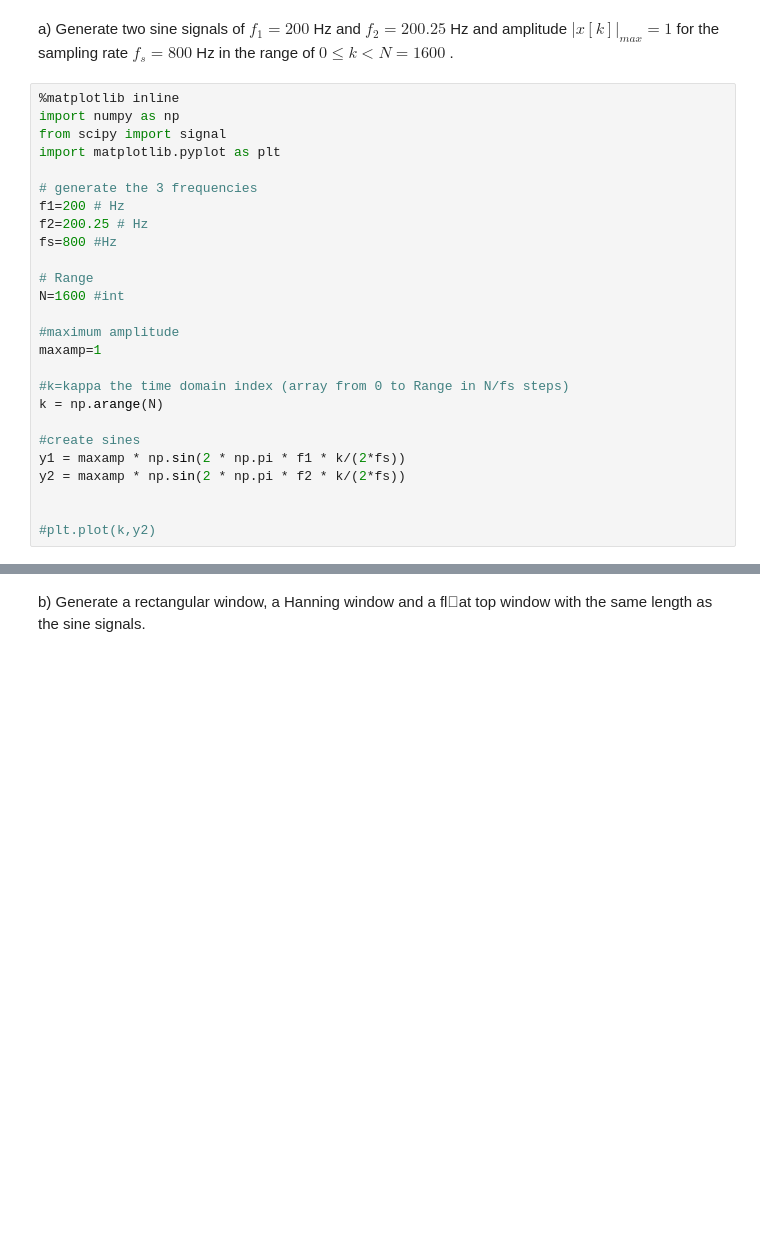
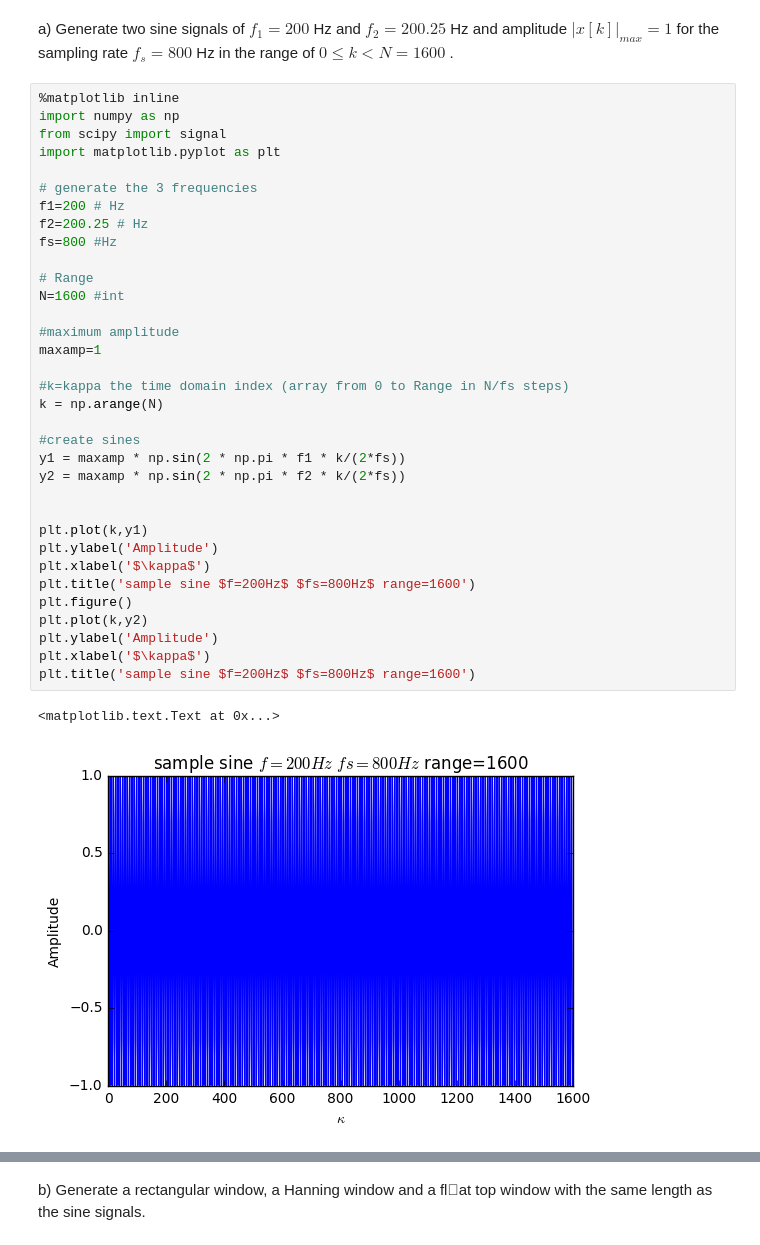
Before and after one commit to JakobHeller/DigitalSignalProcessing, a Jupyter notebook: Lab1.ipynb, the cells around one changed output, grey strips where cells are left out. Drawn from its saved outputs; the diff is of its cells as text; blank space fills up the shorter version.

```diff
--- a/Lab1.ipynb
+++ b/Lab1.ipynb
@@ -10,26 +10,37 @@ for the sampling rate $f_s = 800$ Hz in the range of $0 \le k < N = 1600$ .
 # %%
 %matplotlib inline
 import numpy as np
 from scipy import signal
 import matplotlib.pyplot as plt
 
 # generate the 3 frequencies
 f1=200 # Hz
 f2=200.25 # Hz
 fs=800 #Hz
 
 # Range
 N=1600 #int
 
 #maximum amplitude
 maxamp=1
 
 #k=kappa the time domain index (array from 0 to Range in N/fs steps)
 k = np.arange(N)
 
 #create sines
 y1 = maxamp * np.sin(2 * np.pi * f1 * k/(2*fs))
 y2 = maxamp * np.sin(2 * np.pi * f2 * k/(2*fs))
 
 
-#plt.plot(k,y2)
+plt.plot(k,y1)
+plt.ylabel('Amplitude')
+plt.xlabel('$\kappa$')
+plt.title('sample sine $f=200Hz$ $fs=800Hz$ range=1600')
+plt.figure()
+plt.plot(k,y2)
+plt.ylabel('Amplitude')
+plt.xlabel('$\kappa$')
+plt.title('sample sine $f=200Hz$ $fs=800Hz$ range=1600')
+# %% [output]
+<matplotlib.text.Text at 0x...>
+[figure, added]
```
Also changed, not shown: parts of 10 cells of this notebook.
